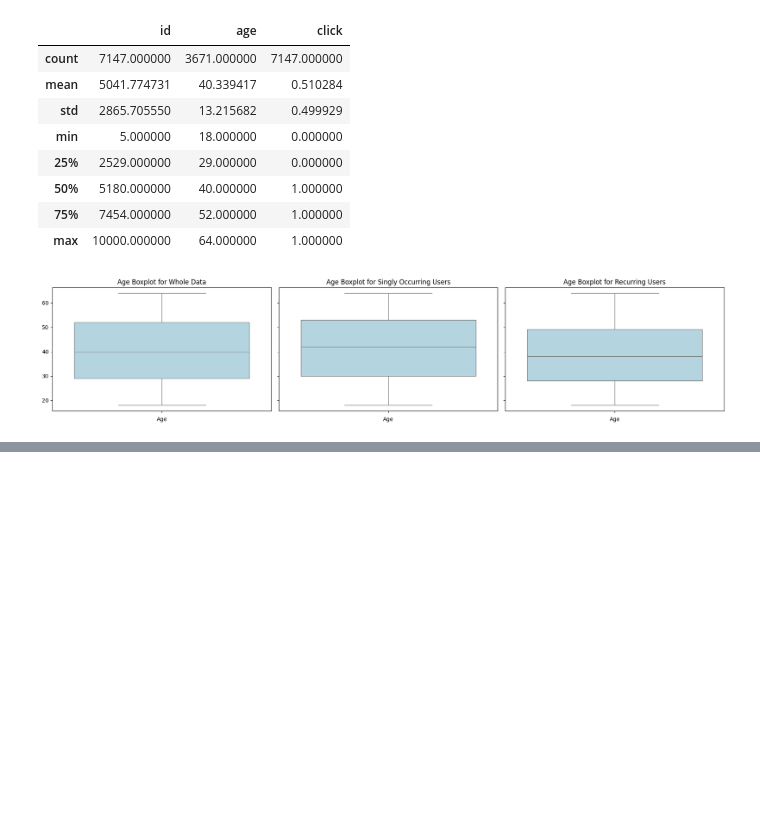
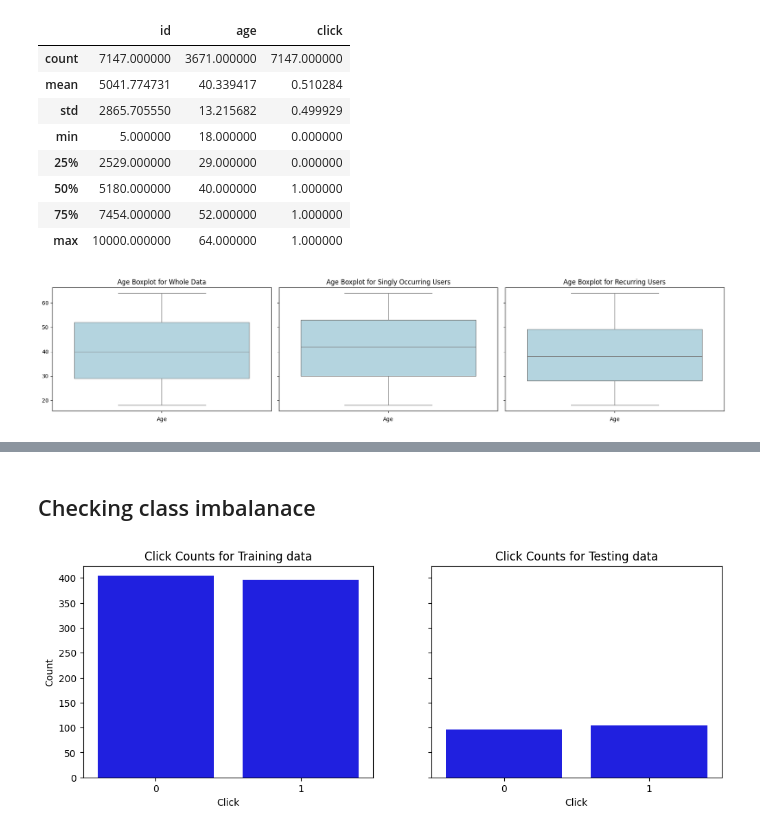
Before and after one commit to zabethe/ad-click-prediction, a Jupyter notebook: research.ipynb, the cells around one changed output, grey strips where cells are left out. Saved outputs shown, nothing was run; the diff lists cells and outputs as text; code cells hidden in the pictures; blank space fills up the shorter version.

```diff
--- a/research.ipynb
+++ b/research.ipynb
@@ -354,0 +462,9 @@ adclicks_users = pd.concat([single_users, recurring_users_collapsed], ignore_ind
+# %%
+# Imputation dataset
+adclicks2 = adclicks_users
+
+# Complete dataset
+adclicks3 = adclicks_users[adclicks_users.columns.difference(["age"])].fillna("Missing")
+adclicks3.loc[:, "age"] = adclicks_users[["age"]]
+reorder = ["id", "age", "gender", "device_type", "ad_position", "browsing_history", "time_of_day", "click", "num_visits", "recurring_user"]
+adclicks3 = adclicks3[reorder]
@@ -354,0 +487,11 @@ adclicks_users = pd.concat([single_users, recurring_users_collapsed], ignore_ind
+# %%
+# Extract same indices from `adclicks3`
+adclicks3_ds = adclicks3.loc[adclicks2_ds.index]
+# %%
+# Split data
+from sklearn.model_selection import train_test_split
+
+X2 = adclicks3_ds.drop(columns="click")
+y2 = adclicks3_ds["click"]
+
+X2_train, X2_test, y2_train, y2_test = train_test_split(X2, y2, random_state=42, test_size=0.2)
@@ -354,0 +507,2 @@ adclicks_users = pd.concat([single_users, recurring_users_collapsed], ignore_ind
+# %% [markdown]
+## Checking class imbalanace
@@ -354,0 +541,29 @@ adclicks_users = pd.concat([single_users, recurring_users_collapsed], ignore_ind
+# %%
+# Checking class imbalance
+series = [y2_train, y2_test]
+series_names = ["Training data", "Testing data"]
+
+fig, axes = plt.subplots(1, 2, figsize=(6*2, 4*1), sharey=True)
+
+# Iterate through and plot figures
+for i, ax in enumerate(axes.flatten()):
+    # Gather data
+    srs = series[i % 2]
+    srs_name = series_names[i % 2]
+    feature_name = "Click"
+    color = "blue"
+
+    # Configure data for sns
+    counts = srs.value_counts(dropna=False).reset_index()
+    counts.columns = [feature_name, "Count"]
+    counts[feature_name] = counts[feature_name].fillna("Missing")   # Convert Na's to Missing
+
+    # Create barplot
+    sns.barplot(x=feature_name, y="Count", data=counts, color=color, ax=ax)
+
+    # Extra plot details
+    ax.set_title(f"{feature_name} Counts for {srs_name}")
+    ax.set_xlabel(feature_name)
+    ax.set_ylabel("Count")
+# %% [output]
+[figure, added]
```
Also changed, not shown: parts of 26 cells of this notebook, 8 other files.
